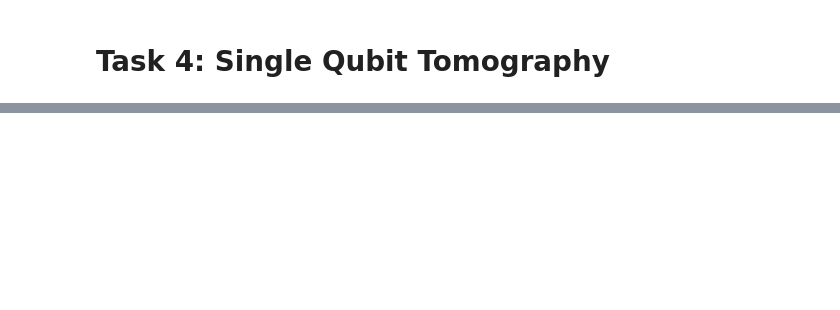
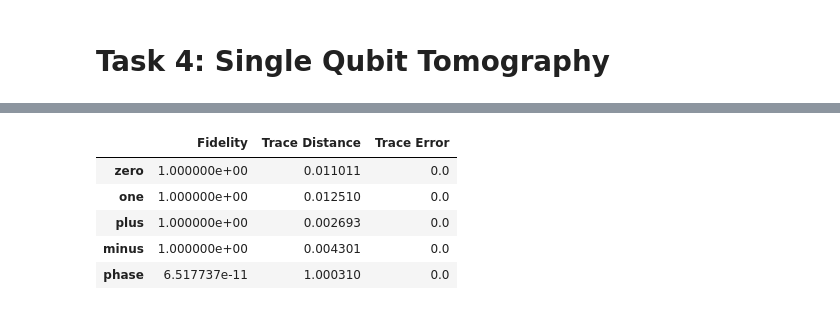
Before and after one commit to ansul1214/Open_Project_Winter_2025, a Jupyter notebook: W1_Quantum_Tomography_23113029.ipynb, the cells around one changed output, grey strips where cells are left out. Drawn from its saved outputs; the diff is of its cells as text; code cells hidden in the pictures; blank space fills up the shorter version.

```diff
--- a/W1_Quantum_Tomography_23113029.ipynb
+++ b/W1_Quantum_Tomography_23113029.ipynb
@@ -409,0 +525,21 @@ from scipy.linalg import sqrtm
+# %%
+metrics = {}
+
+for state in states:
+    state_id = state_to_id(state)
+
+    rho_r = reconstruction_results[state_id]["rho_reconstructed"]
+    rho_t = reconstruction_results[state_id]["rho_true"]
+
+    metrics[state_id] = {
+        "fidelity": fidelity(rho_r, rho_t),
+        "trace_distance": trace_distance(rho_r, rho_t),
+        "trace_error": float(abs(np.trace(rho_r) - 1))
+    }
+# %%
+METRICS_PATH = RECON_DIR / "tomography_metrics.json"
+
+with open(METRICS_PATH, "w") as f:
+    json.dump(metrics, f, indent=2)
+
+print("Saved metrics to:", METRICS_PATH)
@@ -409,0 +645,10 @@ from scipy.linalg import sqrtm
+# %%
+import json
+from pathlib import Path
+
+METRICS_PATH = Path("data/reconstructions/tomography_metrics.json")
+
+with open(METRICS_PATH, "r") as f:
+    all_metrics = json.load(f)
+
+all_metrics
@@ -409,0 +671,21 @@ from scipy.linalg import sqrtm
+# %%
+import pandas as pd
+
+# Convert metrics dict to DataFrame
+metrics_df = pd.DataFrame.from_dict(all_metrics, orient="index")
+
+# Rename columns for clarity
+metrics_df = metrics_df.rename(columns={
+    "fidelity": "Fidelity",
+    "trace_distance": "Trace Distance",
+    "trace_error": "Trace Error"
+})
+
+metrics_df
+# %% [output]
+|  | Fidelity | Trace Distance | Trace Error |
+| zero | 1.000000e+00 | 0.011011 | 0.0 |
+| one | 1.000000e+00 | 0.012510 | 0.0 |
+| plus | 1.000000e+00 | 0.002693 | 0.0 |
+| minus | 1.000000e+00 | 0.004301 | 0.0 |
+| phase | 6.517737e-11 | 1.000310 | 0.0 |
```
Also changed, not shown: parts of 18 cells of this notebook.
